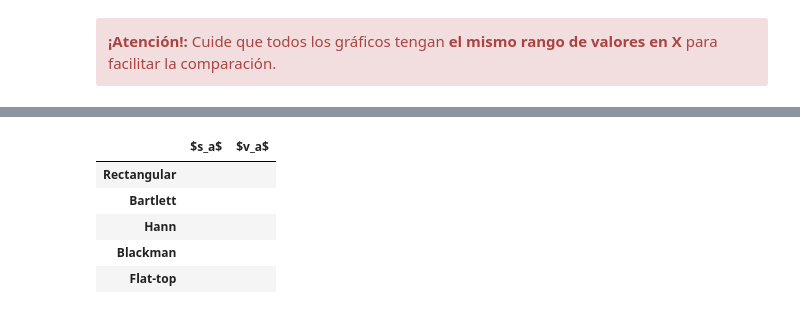
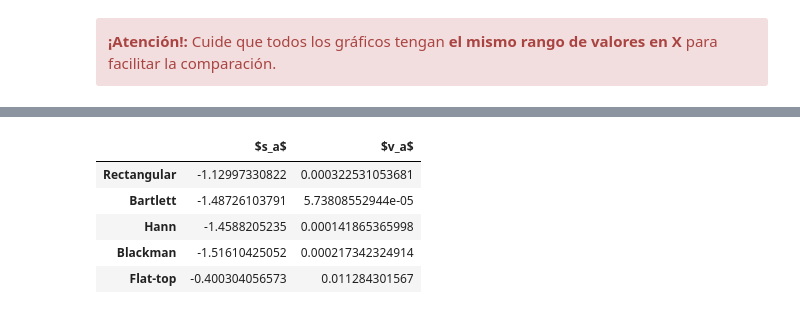
Before and after one commit to LisandroRobles/tp2, a Jupyter notebook: TP2 - Ventanas.ipynb, the cells around one changed output, grey strips where cells are left out. Drawn from its saved outputs; the diff is of its cells as text; code cells hidden in the pictures.

```diff
--- a/TP2 - Ventanas.ipynb
+++ b/TP2 - Ventanas.ipynb
@@ -1693,3 +1834,8 @@ Grafique los histogramas para  $\lvert X^i_w(\Omega_0) \rvert$.
+# %%
+tus_resultados = []
+
+for si,vi in zip(s,v):
+    tus_resultados.append([str(si),str(vi)])
 # %%
 
 #######################################
@@ -1743,29 +1974,27 @@ Grafique los histogramas para  $\lvert X^i_w(\Omega_0) \rvert$.
+# %%
+tus_resultados = []
+
+for si,vi in zip(s,v):
+    tus_resultados.append([str(si),str(vi)])
 # %%
 
 #######################################
 # Tu simulación que genere resultados #
 #######################################
 
-tus_resultados = [
-                   ['', ''], # <-- acá debería haber numeritos :)
-                   ['', ''], # <-- acá debería haber numeritos :)
-                   ['', ''], # <-- acá debería haber numeritos :)
-                   ['', ''], # <-- acá debería haber numeritos :)
-                   ['', ''], # <-- acá debería haber numeritos :)
-                 ]
 df = DataFrame(tus_resultados, columns=['$s_a$', '$v_a$'],
                index=[
                         'Rectangular',
                         'Bartlett',
                         'Hann',
                         'Blackman',
                         'Flat-top'
                      ])
 HTML(df.to_html())
 # %% [output]
 |  | $s_a$ | $v_a$ |
-| Rectangular |  |  |
-| Bartlett |  |  |
-| Hann |  |  |
-| Blackman |  |  |
-| Flat-top |  |  |
+| Rectangular | -1.12997330822 | 0.000322531053681 |
+| Bartlett | -1.48726103791 | 5.73808552944e-05 |
+| Hann | -1.4588205235 | 0.000141865365998 |
+| Blackman | -1.51610425052 | 0.000217342324914 |
+| Flat-top | -0.400304056573 | 0.011284301567 |
```
Also changed, not shown: parts of 9 cells of this notebook.
